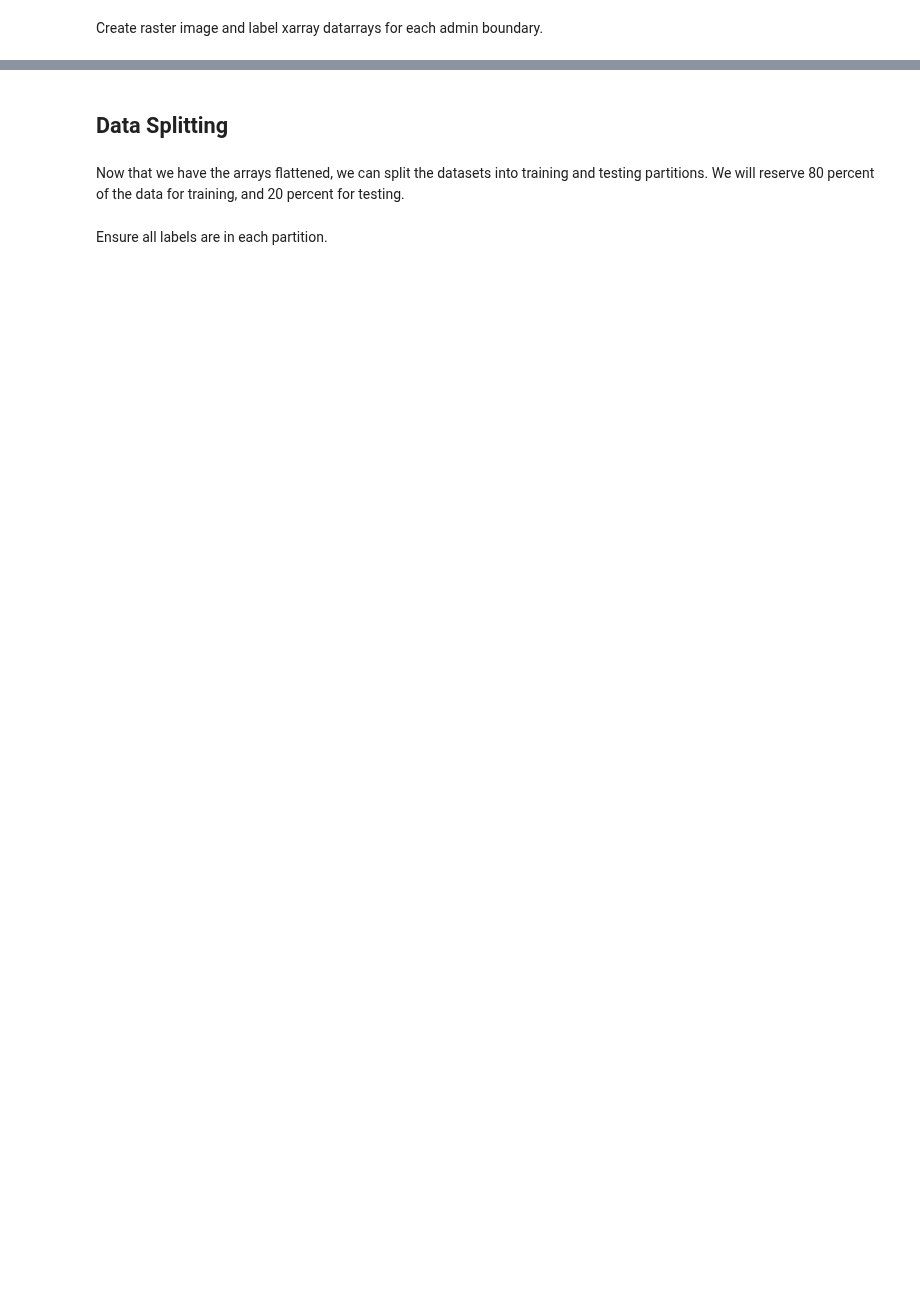
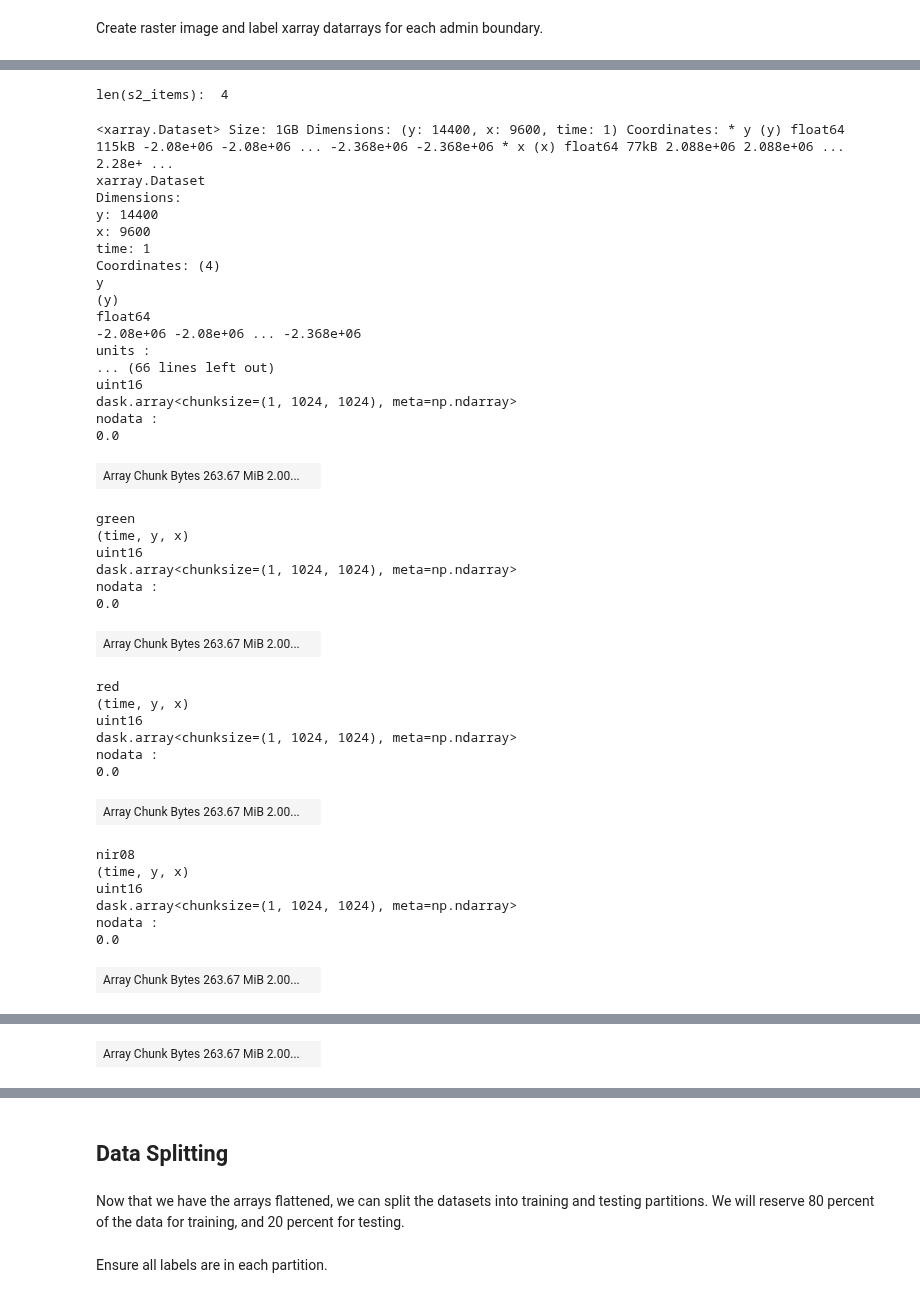
Before and after one commit to Vanuatu-National-Statistics-Office/climate-change-natural-disasters, a Jupyter notebook: book/LULC_RF_full_vanuatu_geomad.ipynb, the cells around one changed output, grey strips where cells are left out. Drawn from its saved outputs; the diff is of its cells as text; code cells hidden in the pictures; blank space fills up the shorter version.

```diff
--- a/book/LULC_RF_full_vanuatu_geomad.ipynb
+++ b/book/LULC_RF_full_vanuatu_geomad.ipynb
@@ -133,0 +154,3 @@ admin_boundaries_gdf = admin_boundaries_gdf.set_index(keys="pname")  # set provi
+# %%
+GEOMS_TRAIN = admin_boundaries_gdf.loc[PROVINCES_TRAIN].geometry.tolist()
+GEOMS_TRAIN
@@ -164,20 +171,91 @@ print("s2_data: ", s2_data_train)
+# %%
+# Collect s2_data per province in a list
+s2_data_train_list = []
+
+for pname, geom in tqdm(zip(PROVINCES_TRAIN, GEOMS_TRAIN), total=len(GEOMS_TRAIN), desc="Loading GeoMAD per province"):
+    try:
+        # Query STAC for this province
+        s2_search = stac_client.search(
+            collections=["dep_s2_geomad"],
+            intersects=mapping(geom),  # GeoJSON dict
+            datetime=str(YEAR),
+        )
+        s2_items = s2_search.item_collection()
+
+        if len(s2_items) == 0:
+            print(f"No items found for {pname}")
+            continue
+
+        # Load data from items
+        s2_data = odc.stac.load(
+            items=s2_items,
+            bands=["blue", "green", "red", "nir08", "swir16"],
+            chunks={"x": 1024, "y": 1024, "bands": -1, "time": -1},
+            resolution=20,
+        )
+
+        s2_data_train_list.append(s2_data)
+
+    except Exception as e:
+        print(f"Error loading {pname}: {e}")
 # %%
 # gdf_test = gpd.read_file(geos[0])
 gdf_test = lulc_gdf.query(expr=f"Pname == '{PROVINCE_TEST}'")
 
 s2_search = stac_client.search(
     collections=["dep_s2_geomad"], # Sentinel-2 Geometric Median and Absolute Deviations (GeoMAD) over the Pacific.
     intersects=GEOM_TEST,
     datetime=str(YEAR),
 )
 # Retrieve all items from search results
 s2_items = s2_search.item_collection()
 print("len(s2_items): ", len(s2_items))
 
 s2_data_test = odc.stac.load(
     items=s2_items,
     bands=["blue", "green", "red", "nir08", "swir16"],
     chunks={'x': 1024, 'y': 1024, 'bands': -1, 'time': -1},
     resolution=20,
 )
-print("s2_data: ", s2_data_test)
+s2_data_test
+# %% [output]
+len(s2_items):  4
+<xarray.Dataset> Size: 1GB Dimensions: (y: 14400, x: 9600, time: 1) Coordinates: * y (y) float64 115kB -2.08e+06 -2.08e+06 ... -2.368e+06 -2.368e+06 * x (x) float64 77kB 2.088e+06 2.088e+06 ... 2.28e+ ...
+xarray.Dataset
+Dimensions:
+y: 14400
+x: 9600
+time: 1
+Coordinates: (4)
+y
+(y)
+float64
+-2.08e+06 -2.08e+06 ... -2.368e+06
+units :
+... (66 lines left out)
+uint16
+dask.array<chunksize=(1, 1024, 1024), meta=np.ndarray>
+nodata :
+0.0
+| Array Chunk Bytes 263.67 MiB 2.00... |  |
+green
+(time, y, x)
+uint16
+dask.array<chunksize=(1, 1024, 1024), meta=np.ndarray>
+nodata :
+0.0
+| Array Chunk Bytes 263.67 MiB 2.00... |  |
+red
+(time, y, x)
+uint16
+dask.array<chunksize=(1, 1024, 1024), meta=np.ndarray>
+nodata :
+0.0
+| Array Chunk Bytes 263.67 MiB 2.00... |  |
+nir08
+(time, y, x)
+uint16
+dask.array<chunksize=(1, 1024, 1024), meta=np.ndarray>
+nodata :
+0.0
+| Array Chunk Bytes 263.67 MiB 2.00... |  |
@@ -183,0 +268 @@ print("s2_data: ", s2_data_test)
+| Array Chunk Bytes 263.67 MiB 2.00... |  |
```
Also changed, not shown: parts of 59 cells of this notebook.
